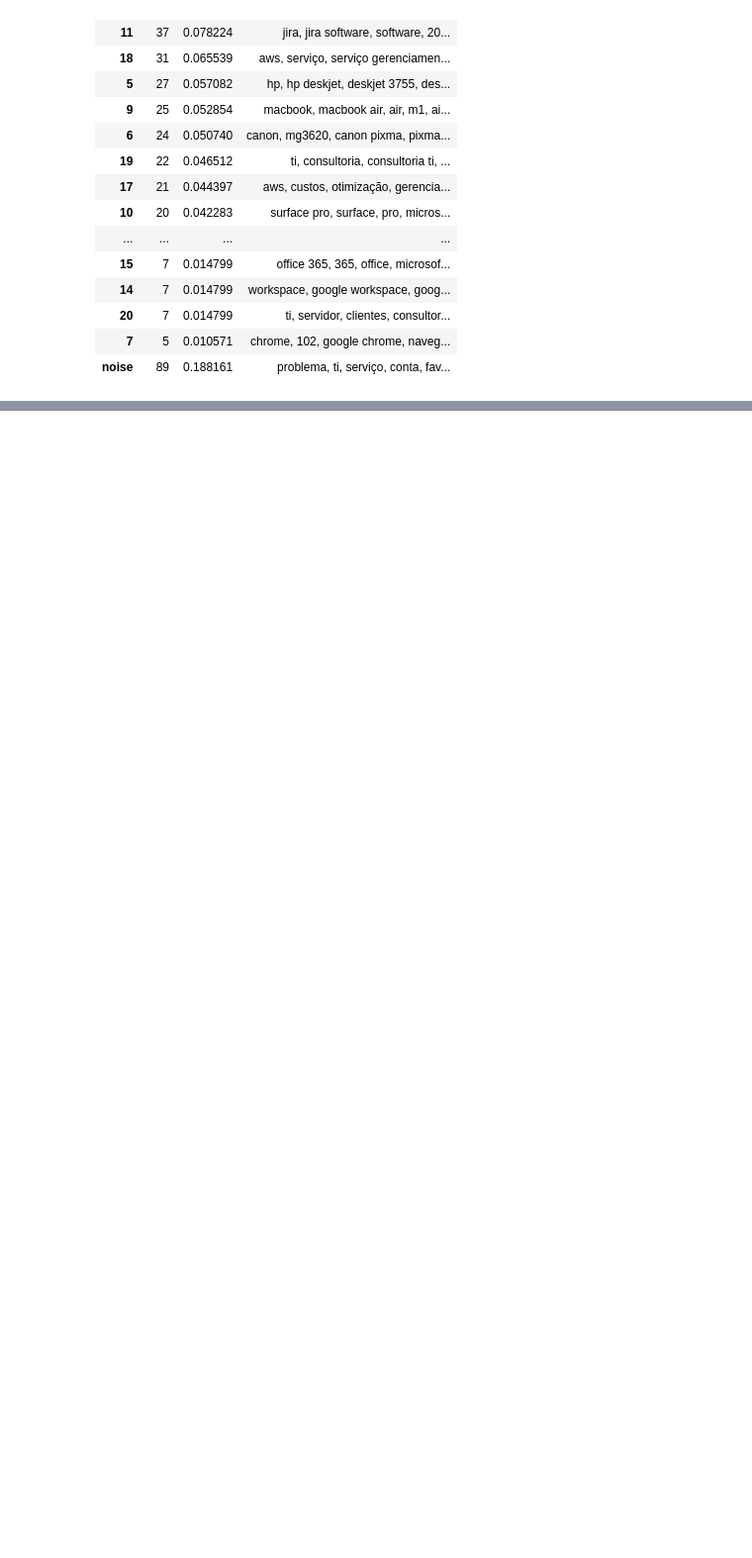
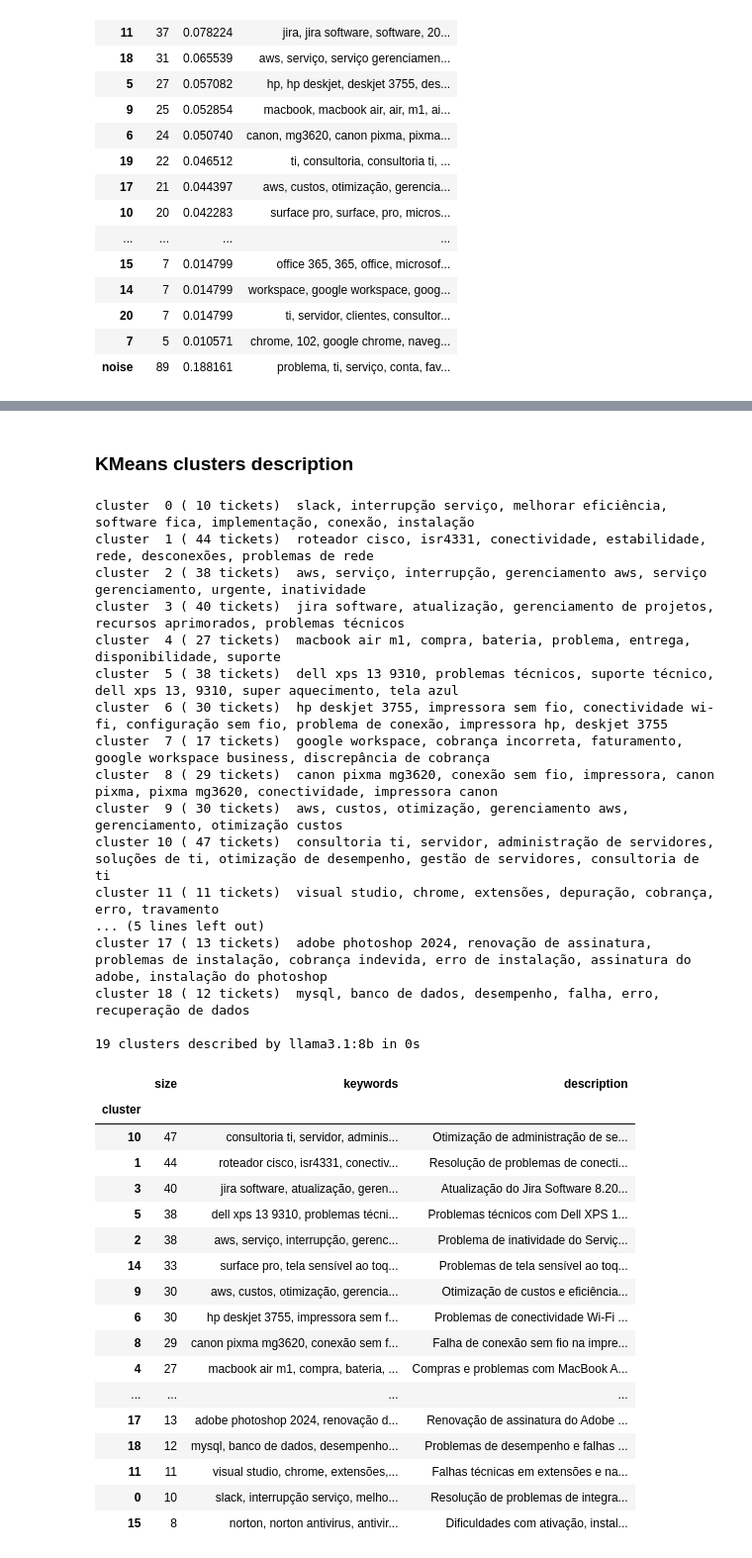
Before and after one commit to nicolaubruno/voll_technical_case, a Jupyter notebook: 1. Exploration.ipynb, the cells around one changed output, grey strips where cells are left out. Shown at 99% size. Drawn from its saved outputs; the diff is of its cells as text; code cells hidden in the pictures; blank space fills up the shorter version.

```diff
--- a/1. Exploration.ipynb
+++ b/1. Exploration.ipynb
@@ -1207,0 +1369,58 @@ describe_clusters(cluster_labels["hdbscan"])
+# %% [markdown]
+### KMeans clusters description
+# %%
+LLM_LABEL_SOURCE = "kmeans"
+llm_labels = cluster_labels[LLM_LABEL_SOURCE]
+
+assert urllib.request.urlopen(f"{OLLAMA_URL}/api/version", timeout=5).status == 200, "Ollama is not running"
+
+started = time.perf_counter()
+rows = []
+for cluster in sorted(c for c in set(llm_labels) if c >= 0):
+    result = describe_cluster_llm(llm_labels, cluster)
+    rows.append({"cluster": cluster, "size": int((llm_labels == cluster).sum()),
+                 "keywords": ", ".join(result["keywords"]), "description": result["description"]})
+    print(f"cluster {cluster:>2} ({rows[-1]['size']:>3} tickets)  {rows[-1]['keywords']}")
+
+cluster_descriptions = pd.DataFrame(rows).set_index("cluster").sort_values("size", ascending=False)
+print(f"\n{len(cluster_descriptions)} clusters described by {LLM_MODEL} in {time.perf_counter() - started:.0f}s")
+
+cluster_descriptions.to_csv(f"dataset/cluster_descriptions_{LLM_LABEL_SOURCE}.csv", encoding="utf-8")
+pd.set_option("display.max_colwidth", 160)
+cluster_descriptions
+# %% [output]
+cluster  0 ( 10 tickets)  slack, interrupção serviço, melhorar eficiência, software fica, implementação, conexão, instalação
+cluster  1 ( 44 tickets)  roteador cisco, isr4331, conectividade, estabilidade, rede, desconexões, problemas de rede
+cluster  2 ( 38 tickets)  aws, serviço, interrupção, gerenciamento aws, serviço gerenciamento, urgente, inatividade
+cluster  3 ( 40 tickets)  jira software, atualização, gerenciamento de projetos, recursos aprimorados, problemas técnicos
+cluster  4 ( 27 tickets)  macbook air m1, compra, bateria, problema, entrega, disponibilidade, suporte
+cluster  5 ( 38 tickets)  dell xps 13 9310, problemas técnicos, suporte técnico, dell xps 13, 9310, super aquecimento, tela azul
+cluster  6 ( 30 tickets)  hp deskjet 3755, impressora sem fio, conectividade wi-fi, configuração sem fio, problema de conexão, impressora hp, deskjet 3755
+cluster  7 ( 17 tickets)  google workspace, cobrança incorreta, faturamento, google workspace business, discrepância de cobrança
+cluster  8 ( 29 tickets)  canon pixma mg3620, conexão sem fio, impressora, canon pixma, pixma mg3620, conectividade, impressora canon
+cluster  9 ( 30 tickets)  aws, custos, otimização, gerenciamento aws, gerenciamento, otimização custos
+cluster 10 ( 47 tickets)  consultoria ti, servidor, administração de servidores, soluções de ti, otimização de desempenho, gestão de servidores, consultoria de ti
+cluster 11 ( 11 tickets)  visual studio, chrome, extensões, depuração, cobrança, erro, travamento
+... (5 lines left out)
+cluster 17 ( 13 tickets)  adobe photoshop 2024, renovação de assinatura, problemas de instalação, cobrança indevida, erro de instalação, assinatura do adobe, instalação do photoshop
+cluster 18 ( 12 tickets)  mysql, banco de dados, desempenho, falha, erro, recuperação de dados
+
+19 clusters described by llama3.1:8b in 0s
+|  | size | keywords | description |
+| cluster |  |  |  |
+| 10 | 47 | consultoria ti, servidor, adminis... | Otimização de administração de se... |
+| 1 | 44 | roteador cisco, isr4331, conectiv... | Resolução de problemas de conecti... |
+| 3 | 40 | jira software, atualização, geren... | Atualização do Jira Software 8.20... |
+| 5 | 38 | dell xps 13 9310, problemas técni... | Problemas técnicos com Dell XPS 1... |
+| 2 | 38 | aws, serviço, interrupção, gerenc... | Problema de inatividade do Serviç... |
+| 14 | 33 | surface pro, tela sensível ao toq... | Problemas de tela sensível ao toq... |
+| 9 | 30 | aws, custos, otimização, gerencia... | Otimização de custos e eficiência... |
+| 6 | 30 | hp deskjet 3755, impressora sem f... | Problemas de conectividade Wi-Fi ... |
+| 8 | 29 | canon pixma mg3620, conexão sem f... | Falha de conexão sem fio na impre... |
+| 4 | 27 | macbook air m1, compra, bateria, ... | Compras e problemas com MacBook A... |
+| ... | ... | ... | ... |
+| 17 | 13 | adobe photoshop 2024, renovação d... | Renovação de assinatura do Adobe ... |
+| 18 | 12 | mysql, banco de dados, desempenho... | Problemas de desempenho e falhas ... |
+| 11 | 11 | visual studio, chrome, extensões,... | Falhas técnicas em extensões e na... |
+| 0 | 10 | slack, interrupção serviço, melho... | Resolução de problemas de integra... |
+| 15 | 8 | norton, norton antivirus, antivir... | Dificuldades com ativação, instal... |
```
Also changed, not shown: parts of 10 cells of this notebook, 4 other files.
